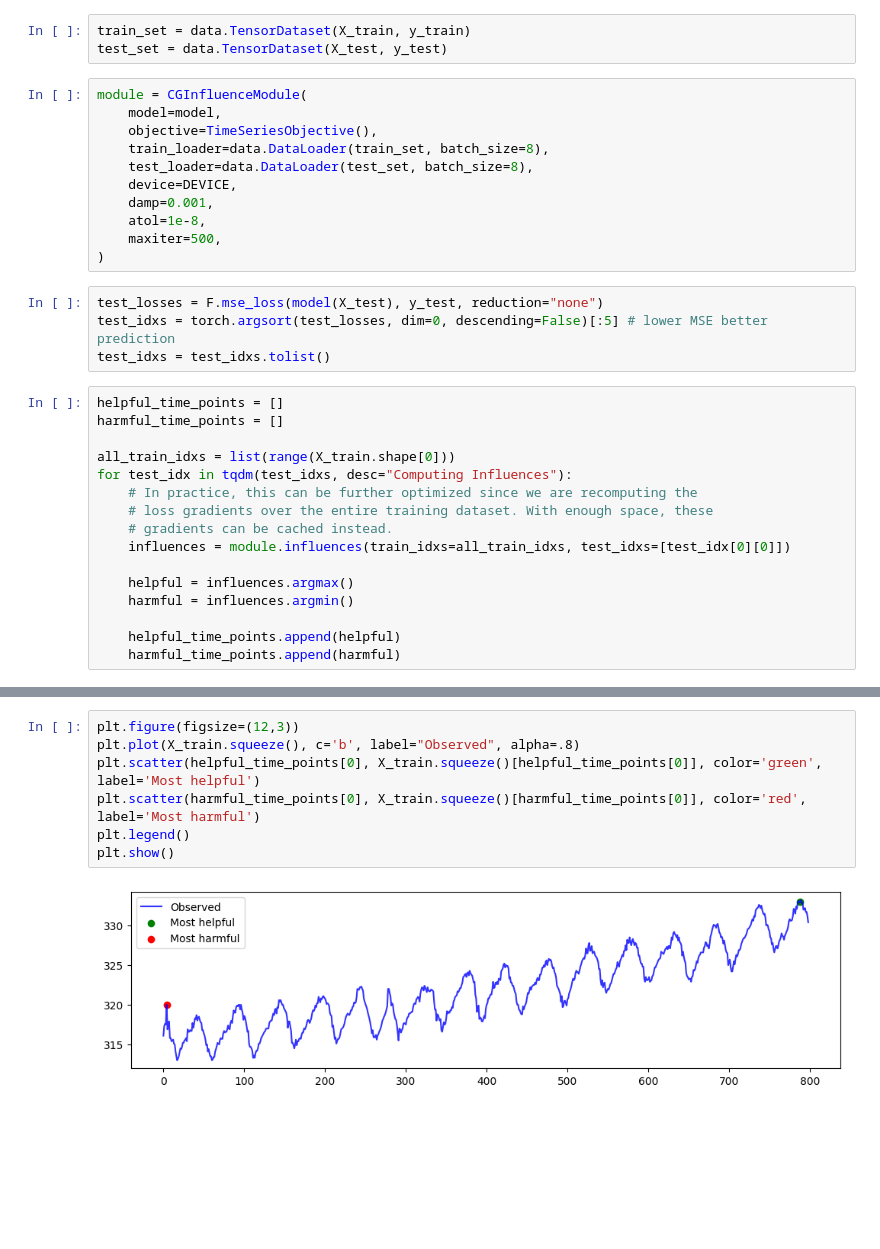
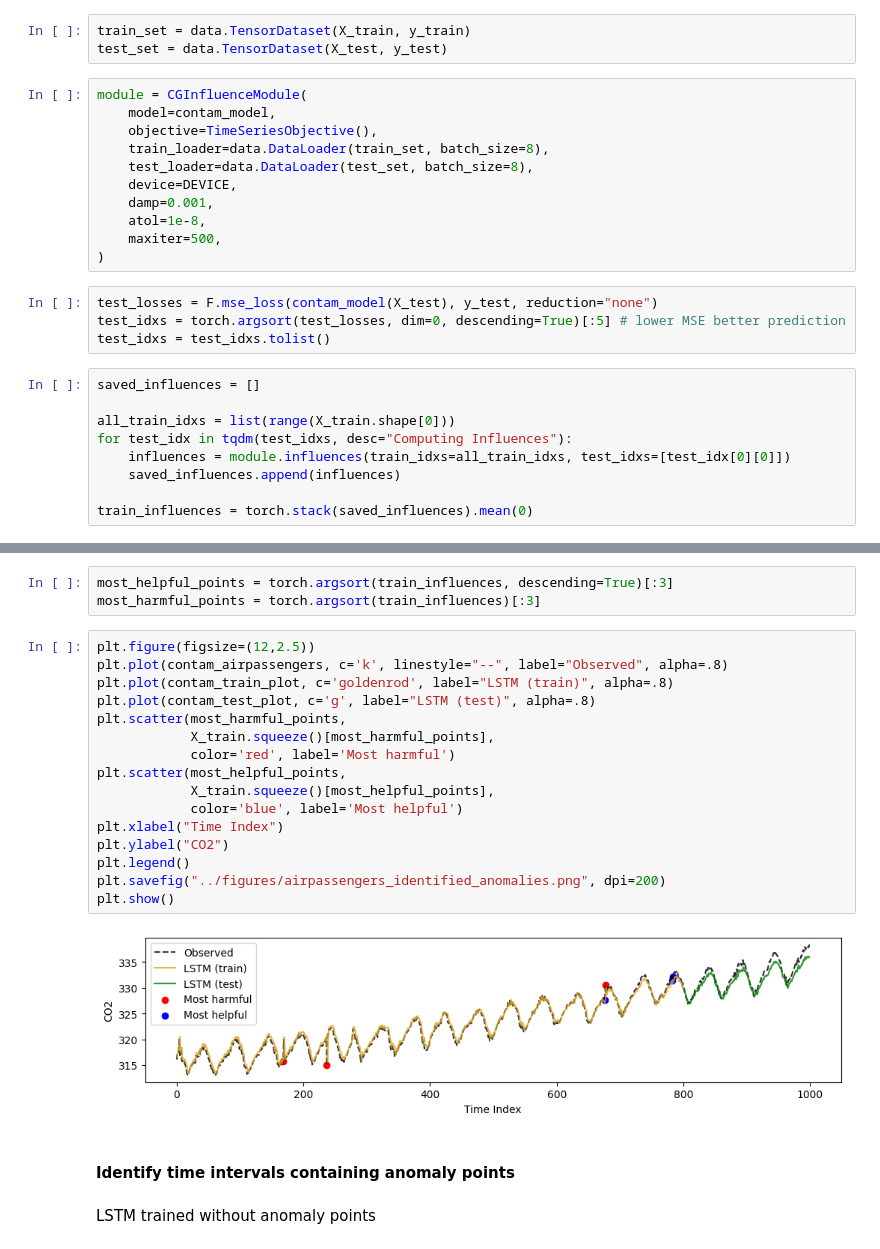
Before and after one commit to yzhang511/TimeInf, a Jupyter notebook: notebooks/simulate_time_series_anomaly.ipynb, the cells around one changed output, grey strips where cells are left out. Saved outputs shown, nothing was run; the diff lists cells and outputs as text; blank space fills up the shorter version.

```diff
--- a/notebooks/simulate_time_series_anomaly.ipynb
+++ b/notebooks/simulate_time_series_anomaly.ipynb
@@ -176,7 +283,7 @@ train_set = data.TensorDataset(X_train, y_train)
 test_set = data.TensorDataset(X_test, y_test)
 # %%
 module = CGInfluenceModule(
-    model=model,
+    model=contam_model,
     objective=TimeSeriesObjective(),
     train_loader=data.DataLoader(train_set, batch_size=8),
     test_loader=data.DataLoader(test_set, batch_size=8),
@@ -186,22 +293,15 @@ module = CGInfluenceModule(
     maxiter=500,
 )
 # %%
-test_losses = F.mse_loss(model(X_test), y_test, reduction="none")
-test_idxs = torch.argsort(test_losses, dim=0, descending=False)[:5] # lower MSE better prediction
+test_losses = F.mse_loss(contam_model(X_test), y_test, reduction="none")
+test_idxs = torch.argsort(test_losses, dim=0, descending=True)[:5] # lower MSE better prediction
 test_idxs = test_idxs.tolist()
 # %%
-helpful_time_points = []
-harmful_time_points = []
+saved_influences = []
 
 all_train_idxs = list(range(X_train.shape[0]))
 for test_idx in tqdm(test_idxs, desc="Computing Influences"):
-    # In practice, this can be further optimized since we are recomputing the
-    # loss gradients over the entire training dataset. With enough space, these
-    # gradients can be cached instead.
     influences = module.influences(train_idxs=all_train_idxs, test_idxs=[test_idx[0][0]])
+    saved_influences.append(influences)
 
-    helpful = influences.argmax()
-    harmful = influences.argmin()
-
-    helpful_time_points.append(helpful)
-    harmful_time_points.append(harmful)
+train_influences = torch.stack(saved_influences).mean(0)
@@ -216,9 +308,25 @@ helpful_time_points
+# %%
+most_helpful_points = torch.argsort(train_influences, descending=True)[:3]
+most_harmful_points = torch.argsort(train_influences)[:3]
 # %%
-plt.figure(figsize=(12,3))
-plt.plot(X_train.squeeze(), c='b', label="Observed", alpha=.8)
-plt.scatter(helpful_time_points[0], X_train.squeeze()[helpful_time_points[0]], color='green', label='Most helpful')
-plt.scatter(harmful_time_points[0], X_train.squeeze()[harmful_time_points[0]], color='red', label='Most harmful')
+plt.figure(figsize=(12,2.5))
+plt.plot(contam_airpassengers, c='k', linestyle="--", label="Observed", alpha=.8)
+plt.plot(contam_train_plot, c='goldenrod', label="LSTM (train)", alpha=.8)
+plt.plot(contam_test_plot, c='g', label="LSTM (test)", alpha=.8)
+plt.scatter(most_harmful_points,
+            X_train.squeeze()[most_harmful_points],
+            color='red', label='Most harmful')
+plt.scatter(most_helpful_points,
+            X_train.squeeze()[most_helpful_points],
+            color='blue', label='Most helpful')
+plt.xlabel("Time Index")
+plt.ylabel("CO2")
 plt.legend()
+plt.savefig("../figures/airpassengers_identified_anomalies.png", dpi=200)
 plt.show()
 # %% [output]
-[figure, old version]
+[figure, new version]
+# %% [markdown]
+#### Identify time intervals containing anomaly points
+# %% [markdown]
+LSTM trained without anomaly points
```
Also changed, not shown: parts of 54 cells of this notebook, 1 other file.
